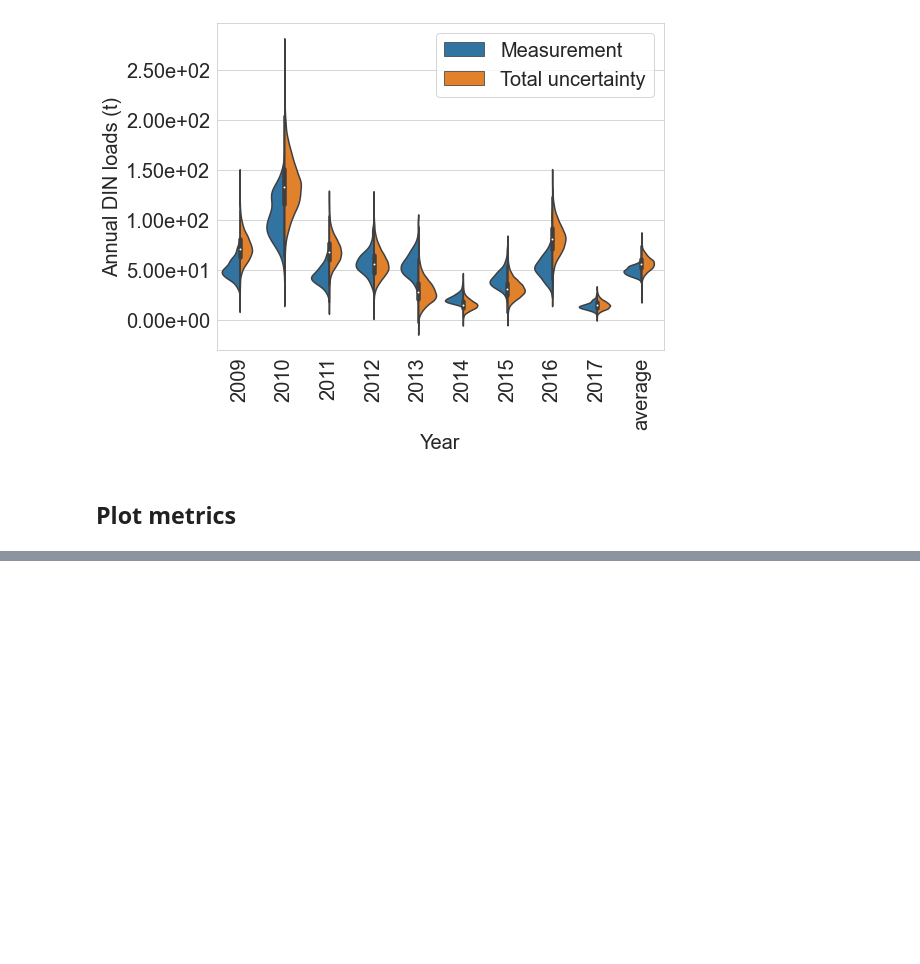
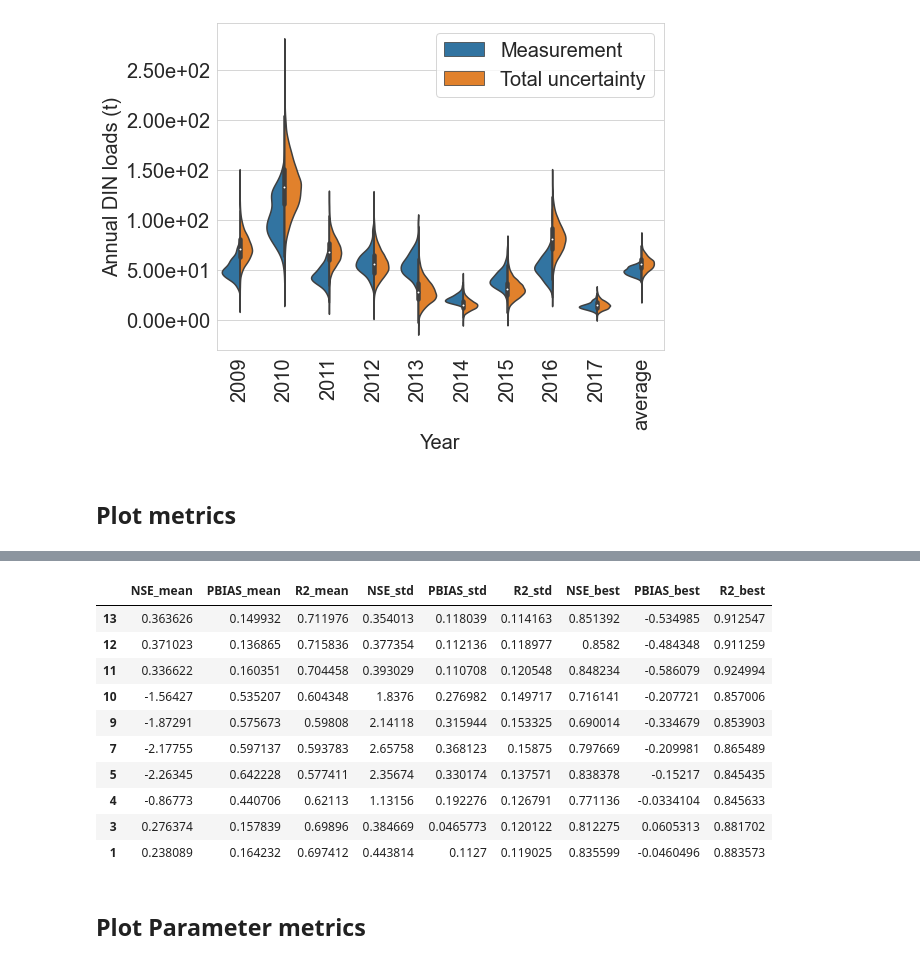
Before and after one commit to QianWanghhu/predict_uq, a Jupyter notebook: src/notebooks/predictive_uncertainty.ipynb, the cells around one changed output, grey strips where cells are left out. Saved outputs shown, nothing was run; the diff lists cells and outputs as text; code cells hidden in the pictures; blank space fills up the shorter version.

```diff
--- a/src/notebooks/predictive_uncertainty.ipynb
+++ b/src/notebooks/predictive_uncertainty.ipynb
@@ -165,0 +178,16 @@ plt.savefig(f'../../output/figs/objective_functions.png', format='png', dpi=300)
+# %%
+df_summary
+# %% [output]
+|  | NSE_mean | PBIAS_mean | R2_mean | NSE_std | PBIAS_std | R2_std | NSE_best | PBIAS_best | R2_best |
+| 13 | 0.363626 | 0.149932 | 0.711976 | 0.354013 | 0.118039 | 0.114163 | 0.851392 | -0.534985 | 0.912547 |
+| 12 | 0.371023 | 0.136865 | 0.715836 | 0.377354 | 0.112136 | 0.118977 | 0.8582 | -0.484348 | 0.911259 |
+| 11 | 0.336622 | 0.160351 | 0.704458 | 0.393029 | 0.110708 | 0.120548 | 0.848234 | -0.586079 | 0.924994 |
+| 10 | -1.56427 | 0.535207 | 0.604348 | 1.8376 | 0.276982 | 0.149717 | 0.716141 | -0.207721 | 0.857006 |
+| 9 | -1.87291 | 0.575673 | 0.59808 | 2.14118 | 0.315944 | 0.153325 | 0.690014 | -0.334679 | 0.853903 |
+| 7 | -2.17755 | 0.597137 | 0.593783 | 2.65758 | 0.368123 | 0.15875 | 0.797669 | -0.209981 | 0.865489 |
+| 5 | -2.26345 | 0.642228 | 0.577411 | 2.35674 | 0.330174 | 0.137571 | 0.838378 | -0.15217 | 0.845435 |
+| 4 | -0.86773 | 0.440706 | 0.62113 | 1.13156 | 0.192276 | 0.126791 | 0.771136 | -0.0334104 | 0.845633 |
+| 3 | 0.276374 | 0.157839 | 0.69896 | 0.384669 | 0.0465773 | 0.120122 | 0.812275 | 0.0605313 | 0.881702 |
+| 1 | 0.238089 | 0.164232 | 0.697412 | 0.443814 | 0.1127 | 0.119025 | 0.835599 | -0.0460496 | 0.883573 |
+# %% [markdown]
+## Plot Parameter metrics
```
Also changed, not shown: parts of 12 cells of this notebook.
